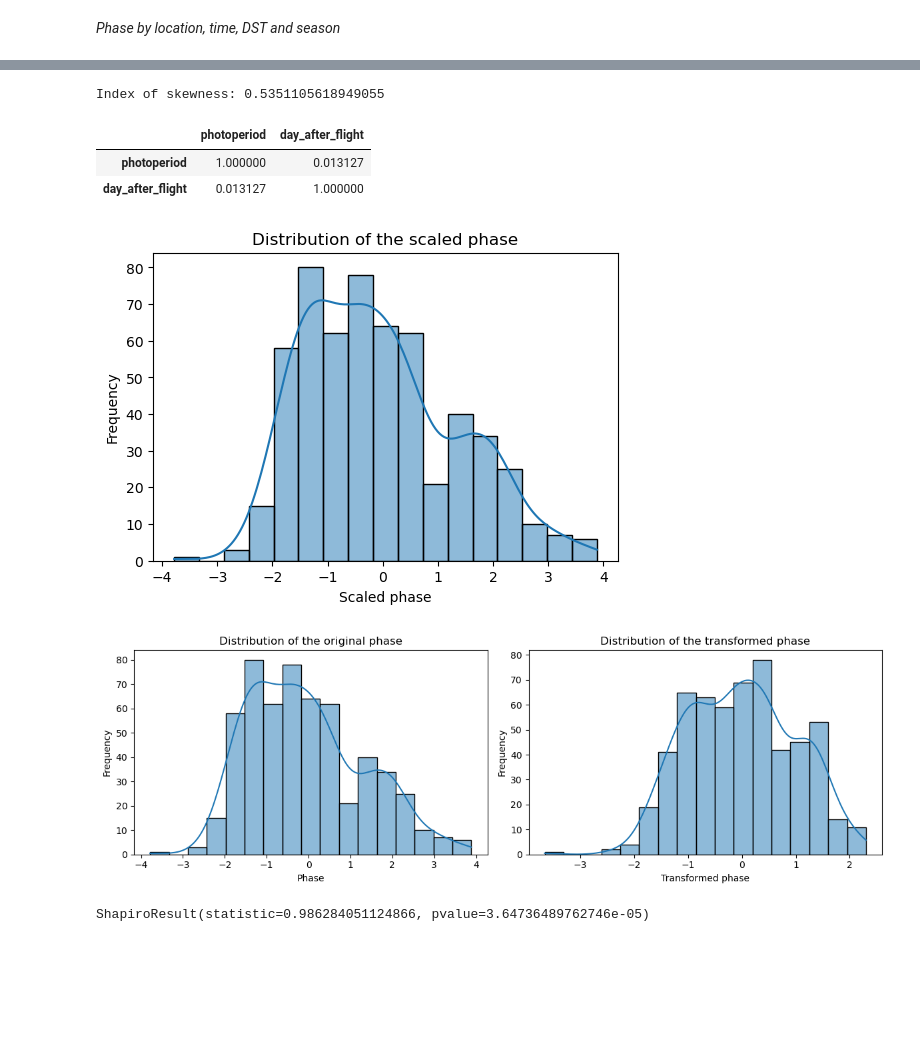
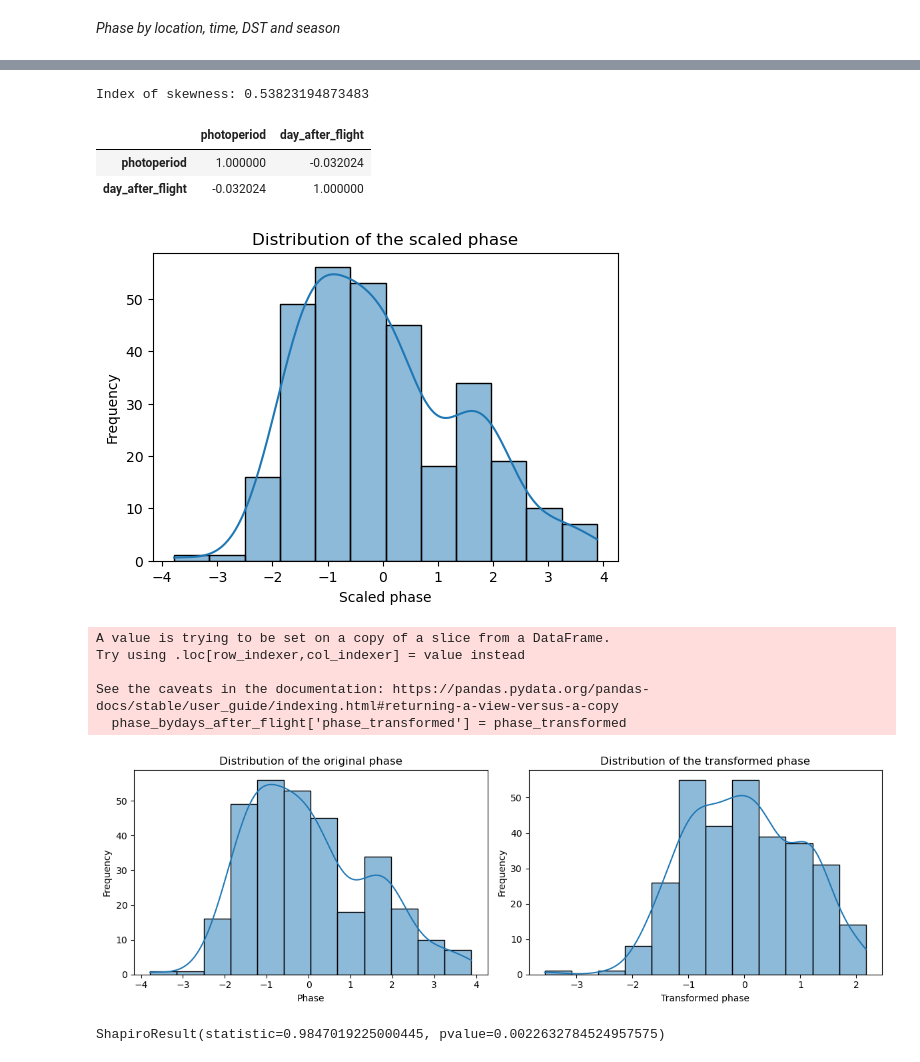
Before and after one commit to Gianluca-cnd/Case_report_uk_VS_ita, a Jupyter notebook: jetlag_UTC.ipynb, the cells around one changed output, grey strips where cells are left out. Saved outputs shown, nothing was run; the diff lists cells and outputs as text; code cells hidden in the pictures; blank space fills up the shorter version.

```diff
--- a/jetlag_UTC.ipynb
+++ b/jetlag_UTC.ipynb
@@ -1017,6 +1037,9 @@ _Phase by location, time, DST and season_
 # %%
 # drop the rows with missing values in the columns
 #data_phase = df.dropna(subset=['phase', 'location', 'date', 'photoperiod', 'season', 'DST_0'])
+# %%
+# filter the data by the days after the flight (8)
+phase_bydays_after_flight = df[df['day_after_flight'] <= 8]
 # %%
 # location coded as 0=ITA, 1=UK
-df['location'] = df['location'].map({'ITA': 0, 'UK': 1})
+phase_bydays_after_flight['location'] = phase_bydays_after_flight['location'].map({'ITA': 0, 'UK': 1})
@@ -1028,62 +1054,68 @@ df['subject'] = 1
 #data_phase['date_numeric'] = (pd.to_datetime(data_phase['date']) - pd.to_datetime(data_phase['date']).min()).dt.days
 # %%
 # test the skewness of the phase data
-skewness = skew(df['phase'])
+skewness = skew(phase_bydays_after_flight['phase'])
 
 print(f"Index of skewness: {skewness}")
 # %% [output]
-Index of skewness: 0.5351105618949055
+Index of skewness: 0.53823194873483
 # %%
 # test the correlations between predictors
-correlation_matrix = df[['photoperiod', 'day_after_flight']].corr()
+correlation_matrix = phase_bydays_after_flight[['photoperiod', 'day_after_flight']].corr()
 
 correlation_matrix
 # %% [output]
 |  | photoperiod | day_after_flight |
-| photoperiod | 1.000000 | 0.013127 |
-| day_after_flight | 0.013127 | 1.000000 |
+| photoperiod | 1.000000 | -0.032024 |
+| day_after_flight | -0.032024 | 1.000000 |
 # %%
 #plot the distribution
 plt.figure(figsize=(6, 4))
-sns.histplot(df['phase'], kde=True)
+sns.histplot(phase_bydays_after_flight['phase'], kde=True)
 plt.title('Distribution of the scaled phase')
 plt.xlabel('Scaled phase')
 plt.ylabel('Frequency')
 plt.show()
 # %% [output]
-[figure, old version]
+[figure, new version]
 # %%
-phase_data = df['phase'].values.reshape(-1, 1)
+phase_data = phase_bydays_after_flight['phase'].values.reshape(-1, 1)
 
 # apply the Yeo-Johnson transformation
 pt = PowerTransformer(method='yeo-johnson')
 phase_transformed = pt.fit_transform(phase_data)
 # %%
 # add the transformed phase to the dataframe
-df['phase_transformed'] = phase_transformed
+phase_bydays_after_flight['phase_transformed'] = phase_transformed
+# %% [output]
+A value is trying to be set on a copy of a slice from a DataFrame.
+Try using .loc[row_indexer,col_indexer] = value instead
+
+See the caveats in the documentation: https://pandas.pydata.org/pandas-docs/stable/user_guide/indexing.html#returning-a-view-versus-a-copy
+  phase_bydays_after_flight['phase_transformed'] = phase_transformed
 # %%
 # plot the distribution of the transformed phase and the original phase
 plt.figure(figsize=(12, 4))
 plt.subplot(1, 2, 1)
-sns.histplot(df['phase'], kde=True)
+sns.histplot(phase_bydays_after_flight['phase'], kde=True)
 plt.title('Distribution of the original phase')
 plt.xlabel('Phase')
 plt.ylabel('Frequency')
 
 plt.subplot(1, 2, 2)
-sns.histplot(df['phase_transformed'], kde=True)
+sns.histplot(phase_bydays_after_flight['phase_transformed'], kde=True)
 plt.title('Distribution of the transformed phase')
 plt.xlabel('Transformed phase')
 plt.ylabel('Frequency')
 
 plt.tight_layout()
 plt.show()
 # %% [output]
-[figure, old version]
+[figure, new version]
 # %%
 # Shapiro-Wilk test
-shapiro_test = stats.shapiro(df['phase_transformed'])
+shapiro_test = stats.shapiro(phase_bydays_after_flight['phase_transformed'])
 shapiro_test
 # %% [output]
-ShapiroResult(statistic=0.986284051124866, pvalue=3.64736489762746e-05)
+ShapiroResult(statistic=0.9847019225000445, pvalue=0.0022632784524957575)
 # %%
```
Also changed, not shown: parts of 47 cells of this notebook, 1 other file.
